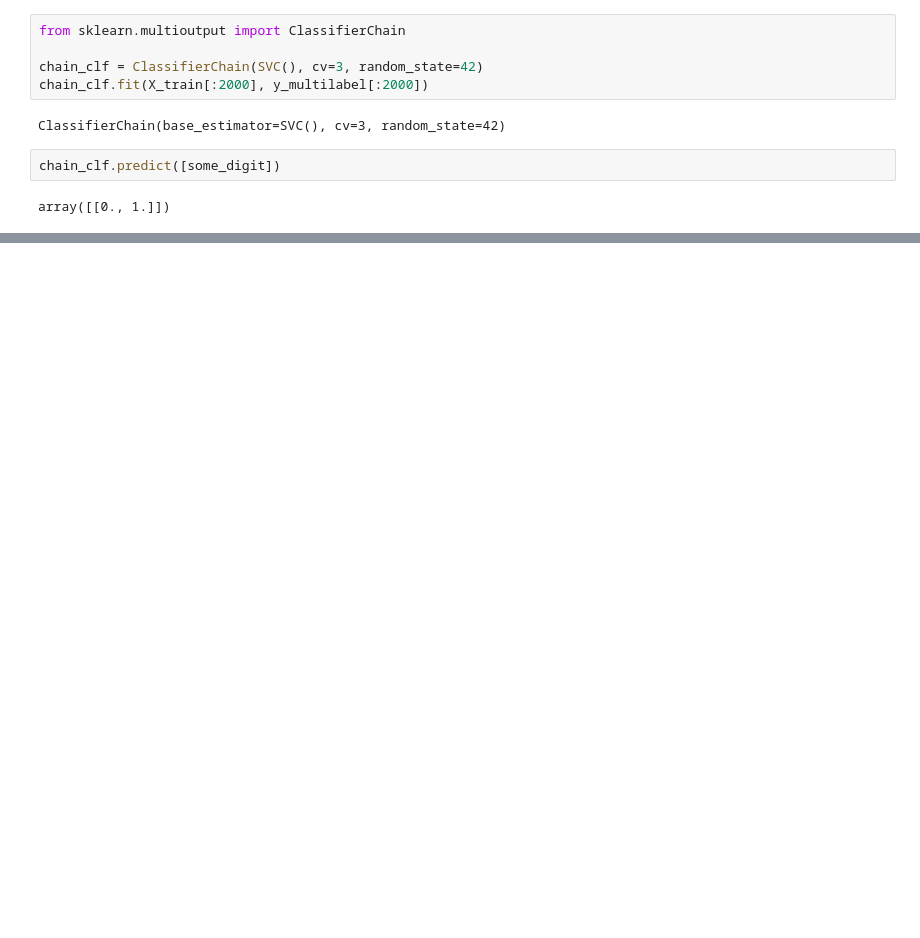
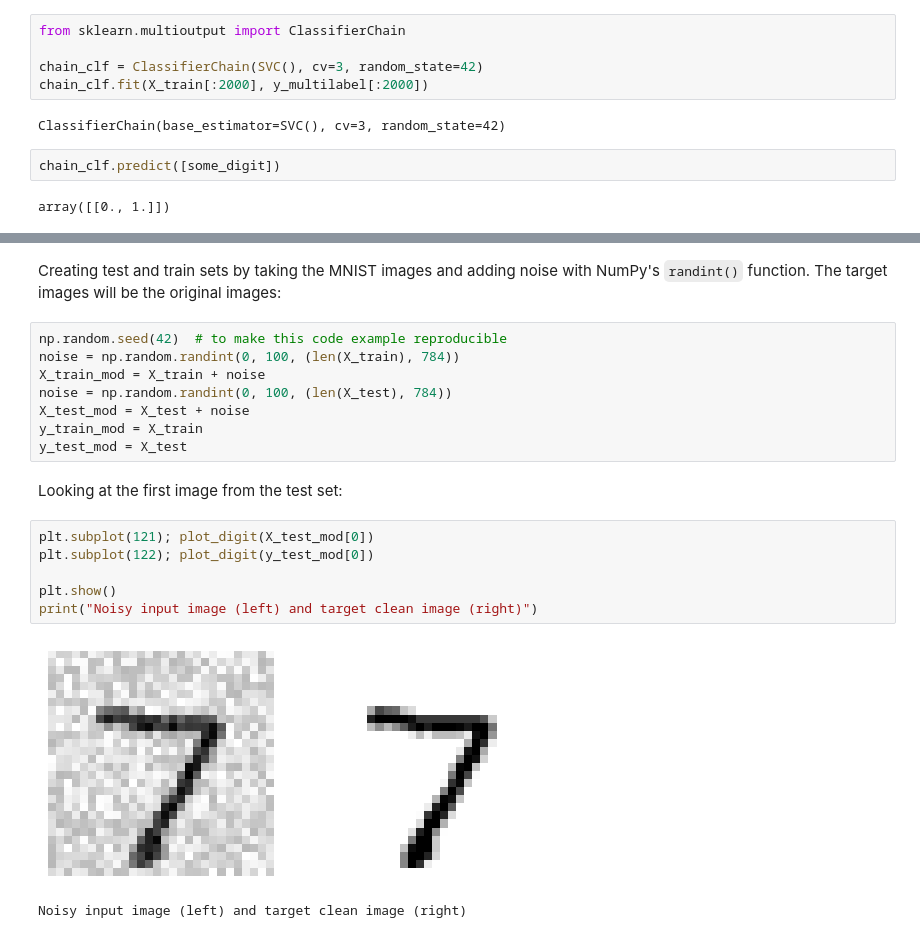
Before and after one commit to tea-ok/handson-ml-code, a Jupyter notebook: classification.ipynb, the cells around one changed output, grey strips where cells are left out. Drawn from its saved outputs; the diff is of its cells as text; blank space fills up the shorter version.

```diff
--- a/classification.ipynb
+++ b/classification.ipynb
@@ -647,0 +656,21 @@ array([[0., 1.]])
+# %% [markdown]
+Creating test and train sets by taking the MNIST images and adding noise with NumPy's `randint()` function. The target images will be the original images:
+# %%
+np.random.seed(42)  # to make this code example reproducible
+noise = np.random.randint(0, 100, (len(X_train), 784))
+X_train_mod = X_train + noise
+noise = np.random.randint(0, 100, (len(X_test), 784))
+X_test_mod = X_test + noise
+y_train_mod = X_train
+y_test_mod = X_test
+# %% [markdown]
+Looking at the first image from the test set:
+# %%
+plt.subplot(121); plot_digit(X_test_mod[0])
+plt.subplot(122); plot_digit(y_test_mod[0])
+
+plt.show()
+print("Noisy input image (left) and target clean image (right)")
+# %% [output]
+[figure, added]
+Noisy input image (left) and target clean image (right)
```
Also changed, not shown: parts of 8 cells of this notebook.
